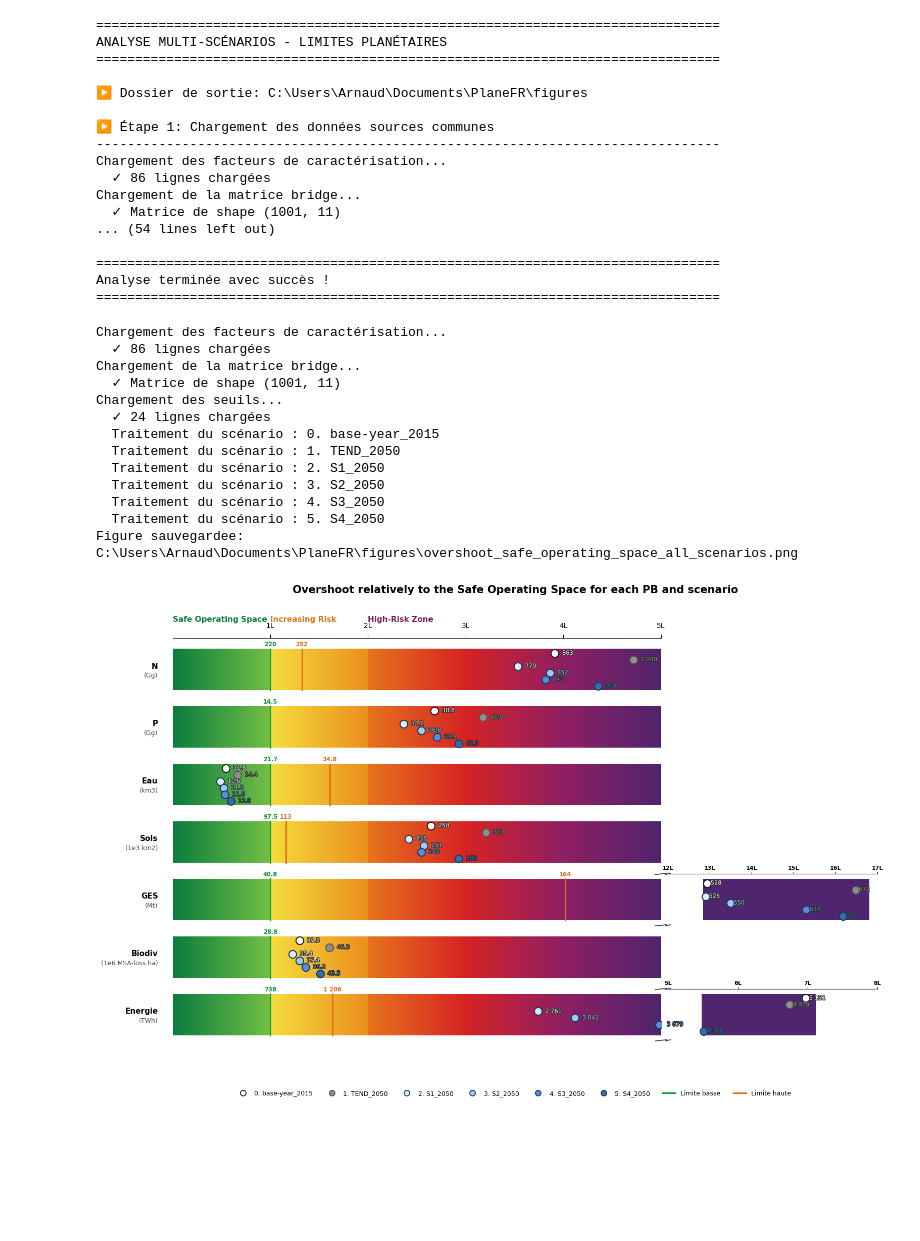
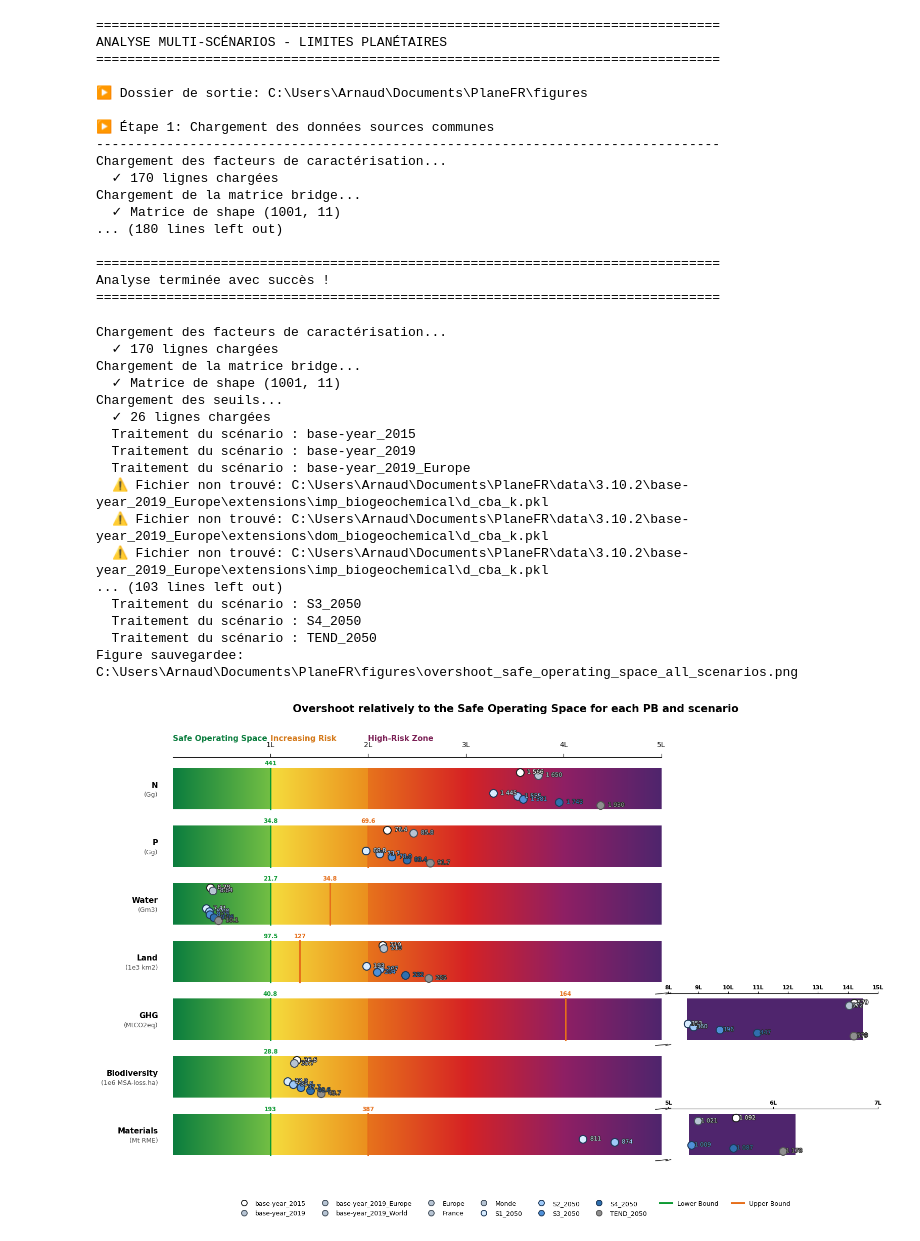
Before and after one commit to Arnaud-destarac/PlaneFR, a Jupyter notebook: notebooks/Evaluation multi-empreintes.ipynb, the cells around one changed output. Drawn from its saved outputs; the diff is of its cells as text; code cells hidden in the pictures; blank space fills up the shorter version.

```diff
--- a/notebooks/Evaluation multi-empreintes.ipynb
+++ b/notebooks/Evaluation multi-empreintes.ipynb
@@ -18,7 +18,7 @@ warnings.filterwarnings('ignore')
 # ============================================================================
 
 BASE_DIR = r"C:\Users\Arnaud\Documents\PlaneFR\data"
-BASE_DATA_DIR = r"C:\Users\Arnaud\Documents\PlaneFR\data\3.8.2"
+BASE_DATA_DIR = r"C:\Users\Arnaud\Documents\PlaneFR\data\3.10.2"
 FIGURES_DIR = r"C:\Users\Arnaud\Documents\PlaneFR\figures"
 THRESHOLD_PARAM_LB = "Égalité"  # Peut être changé à "capacité" ou autre
 THRESHOLD_PARAM_UB = "Égalité (limite haute)"  # Peut être changé à "capacité" ou autre
@@ -1026,10 +1032,10 @@ ANALYSE MULTI-SCÉNARIOS - LIMITES PLANÉTAIRES
 ▶ Étape 1: Chargement des données sources communes
 --------------------------------------------------------------------------------
 Chargement des facteurs de caractérisation...
-  ✓ 86 lignes chargées
+  ✓ 170 lignes chargées
 Chargement de la matrice bridge...
   ✓ Matrice de shape (1001, 11)
-... (54 lines left out)
+... (180 lines left out)
 
 ================================================================================
 Analyse terminée avec succès !
@@ -1068,7 +1074,7 @@ def _total_footprint(lp_payload):
 
 def _get_lp_unit(seuils_df, subprocess_name):
     """Recupere l'unite d'affichage pour un LP."""
-    for unit_row in ["Unité d'affichage", "Unité affichage", "Unite d'affichage", "Unite affichage"]:
+    for unit_row in ["Unité affichage"]:
         try:
             if unit_row in seuils_df.index and subprocess_name in seuils_df.columns:
                 val = seuils_df.loc[unit_row, subprocess_name]
@@ -1472,8 +1478,8 @@ def create_overshoot_safe_space_figure(all_scenarios_data, seuils_df, scenario_n
         )
 
     limit_handles = [
-        Line2D([0], [0], color="#0d9a33", linewidth=2.2, label="Limite basse"),
-        Line2D([0], [0], color="#e66e1a", linewidth=2.2, label="Limite haute")
+        Line2D([0], [0], color="#0d9a33", linewidth=2.2, label="Lower Bound"),
+        Line2D([0], [0], color="#e66e1a", linewidth=2.2, label="Upper Bound")
     ]
 
     fig.legend(
@@ -1508,42 +1514,46 @@ def build_and_plot_overshoot_figure():
         data_by_subprocess, _ = process_scenario(
             scenario_folder,
             facteurs_carac_df,
             bridge_matrices_df,
             seuils_df
         )
         all_scenarios_data.append(data_by_subprocess)
 
     fig = create_overshoot_safe_space_figure(
         all_scenarios_data=all_scenarios_data,
         seuils_df=seuils_df,
         scenario_names=SCENARIO_NAMES,
         x_main_max=5.0
     )
 
     output_path = Path(FIGURES_DIR) / "overshoot_safe_operating_space_all_scenarios.png"
     fig.savefig(output_path, dpi=300, bbox_inches="tight")
     print(f"Figure sauvegardee: {output_path}")
 
     return fig
 
 
 fig_overshoot = build_and_plot_overshoot_figure()
 plt.show()
 # %% [output]
 Chargement des facteurs de caractérisation...
-  ✓ 86 lignes chargées
+  ✓ 170 lignes chargées
 Chargement de la matrice bridge...
   ✓ Matrice de shape (1001, 11)
 Chargement des seuils...
-  ✓ 24 lignes chargées
-  Traitement du scénario : 0. base-year_2015
-  Traitement du scénario : 1. TEND_2050
-  Traitement du scénario : 2. S1_2050
-  Traitement du scénario : 3. S2_2050
-  Traitement du scénario : 4. S3_2050
-  Traitement du scénario : 5. S4_2050
+  ✓ 26 lignes chargées
+  Traitement du scénario : base-year_2015
+  Traitement du scénario : base-year_2019
+  Traitement du scénario : base-year_2019_Europe
+  ⚠ Fichier non trouvé: C:\Users\Arnaud\Documents\PlaneFR\data\3.10.2\base-year_2019_Europe\extensions\imp_biogeochemical\d_cba_k.pkl
+  ⚠ Fichier non trouvé: C:\Users\Arnaud\Documents\PlaneFR\data\3.10.2\base-year_2019_Europe\extensions\dom_biogeochemical\d_cba_k.pkl
+  ⚠ Fichier non trouvé: C:\Users\Arnaud\Documents\PlaneFR\data\3.10.2\base-year_2019_Europe\extensions\imp_biogeochemical\d_cba_k.pkl
+... (103 lines left out)
+  Traitement du scénario : S3_2050
+  Traitement du scénario : S4_2050
+  Traitement du scénario : TEND_2050
 Figure sauvegardee: C:\Users\Arnaud\Documents\PlaneFR\figures\overshoot_safe_operating_space_all_scenarios.png
-[figure, old version]
+[figure, new version]
 # %%
 # ============================================================================
 # 7. BUBBLE CHART - INTENSITES PAR SOUS-PROCESSUS (Scenario de reference)
```
Also changed, not shown: parts of 2 cells of this notebook, 12 other files.
